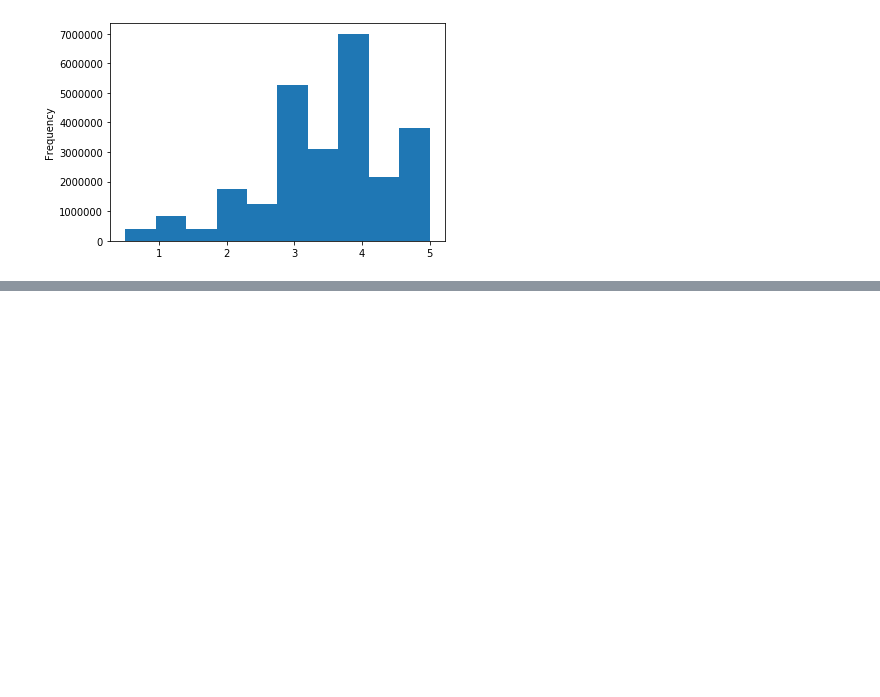
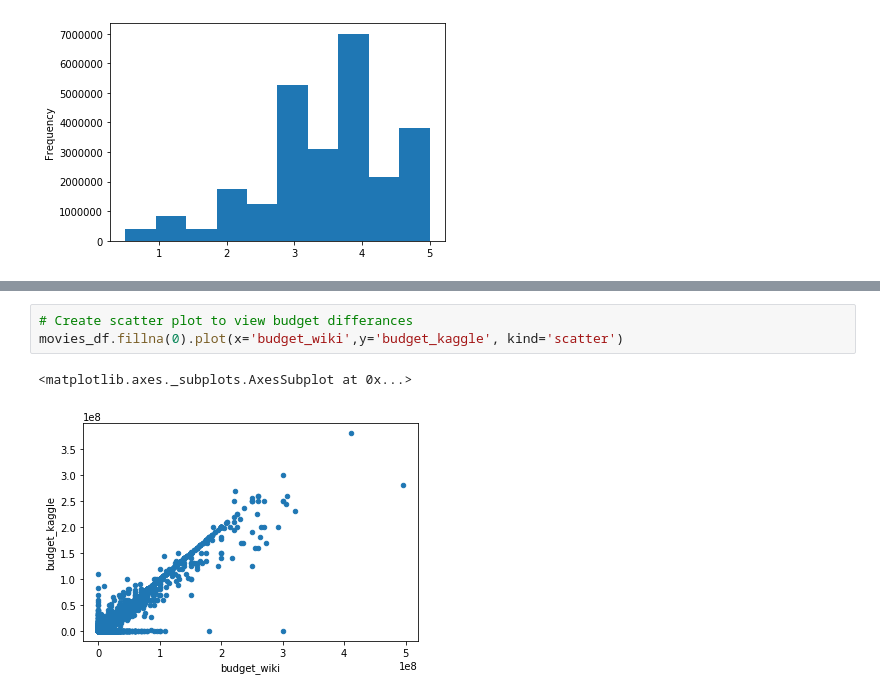
Before and after one commit to ejlaflure/Movies-ETL, a Jupyter notebook: ETL_Process.ipynb, the cells around one changed output, grey strips where cells are left out. Cells and saved outputs as stored; diff of their text form; blank space fills up the shorter version.

```diff
--- a/ETL_Process.ipynb
+++ b/ETL_Process.ipynb
@@ -751,0 +835,6 @@ Name: rating, dtype: float64
+# %%
+# Create scatter plot to view budget differances
+movies_df.fillna(0).plot(x='budget_wiki',y='budget_kaggle', kind='scatter')
+# %% [output]
+<matplotlib.axes._subplots.AxesSubplot at 0x...>
+[figure, added]
```
Also changed, not shown: parts of 31 cells of this notebook.
